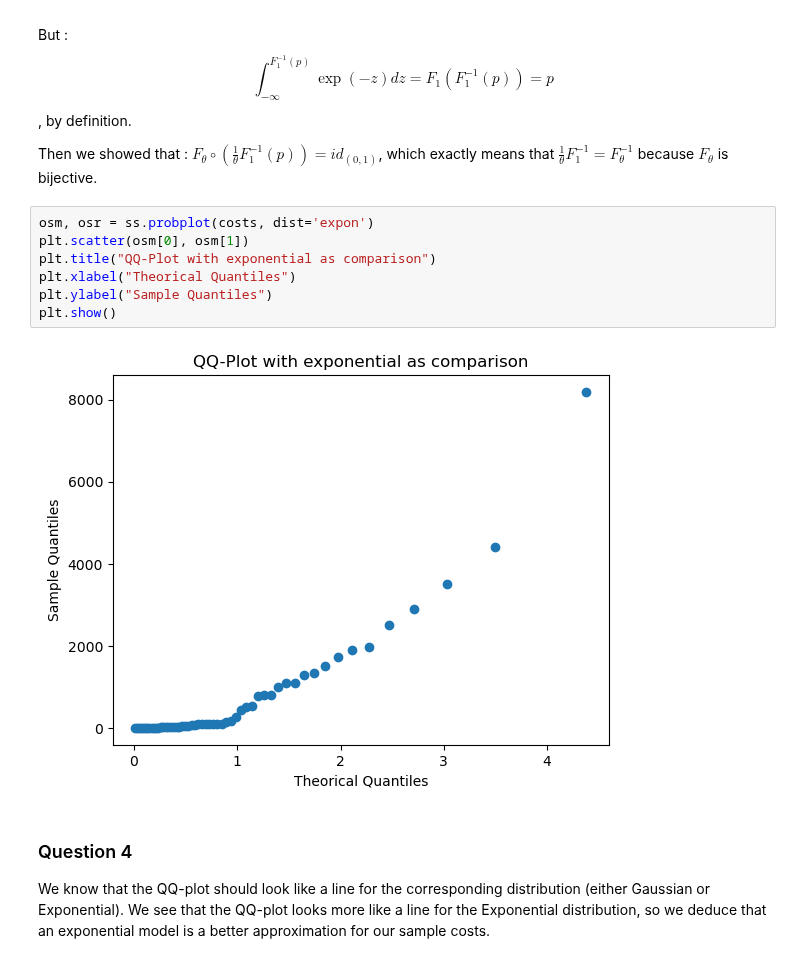
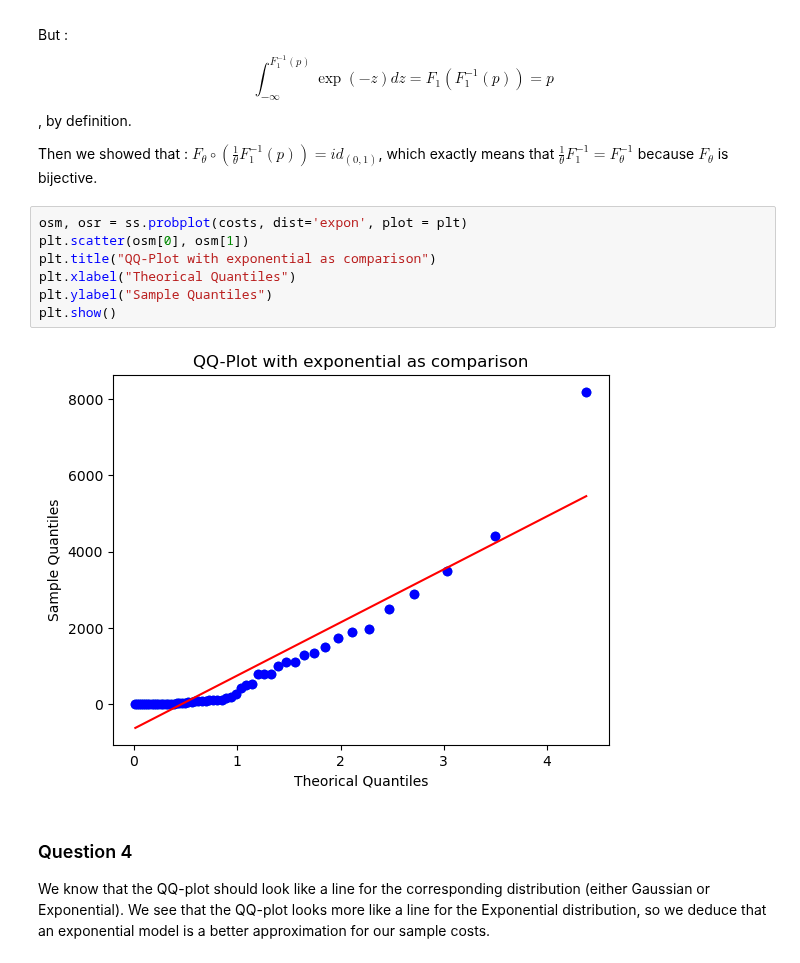
Before and after one commit to turbobato/projet_stats_2A, a Jupyter notebook: project_JAZERON_Guilhem.ipynb, the cells around one changed output. Drawn from its saved outputs; the diff is of its cells as text.

```diff
--- a/project_JAZERON_Guilhem.ipynb
+++ b/project_JAZERON_Guilhem.ipynb
@@ -87,14 +87,14 @@ But : $$\int_{-\infty}^{F_{1}^{-1}(p)} \exp(-z) dz = F_{1}(F_{1}^{-1}(p))=p$$, b
 
 Then we showed that : $F_{\theta}\circ (\frac{1}{\theta}F_{1}^{-1}(p)) = id_{(0,1)}$, which exactly means that $\frac{1}{\theta}F_{1}^{-1}= F_{\theta}^{-1}$ because $F_{\theta}$ is bijective.
 # %%
-osm, osr = ss.probplot(costs, dist='expon')
+osm, osr = ss.probplot(costs, dist='expon', plot = plt)
 plt.scatter(osm[0], osm[1])
 plt.title("QQ-Plot with exponential as comparison")
 plt.xlabel("Theorical Quantiles")
 plt.ylabel("Sample Quantiles")
 plt.show()
 # %% [output]
-[figure, old version]
+[figure, new version]
 # %% [markdown]
 ### Question 4
 
```
Also changed, not shown: parts of 1 cell of this notebook.
